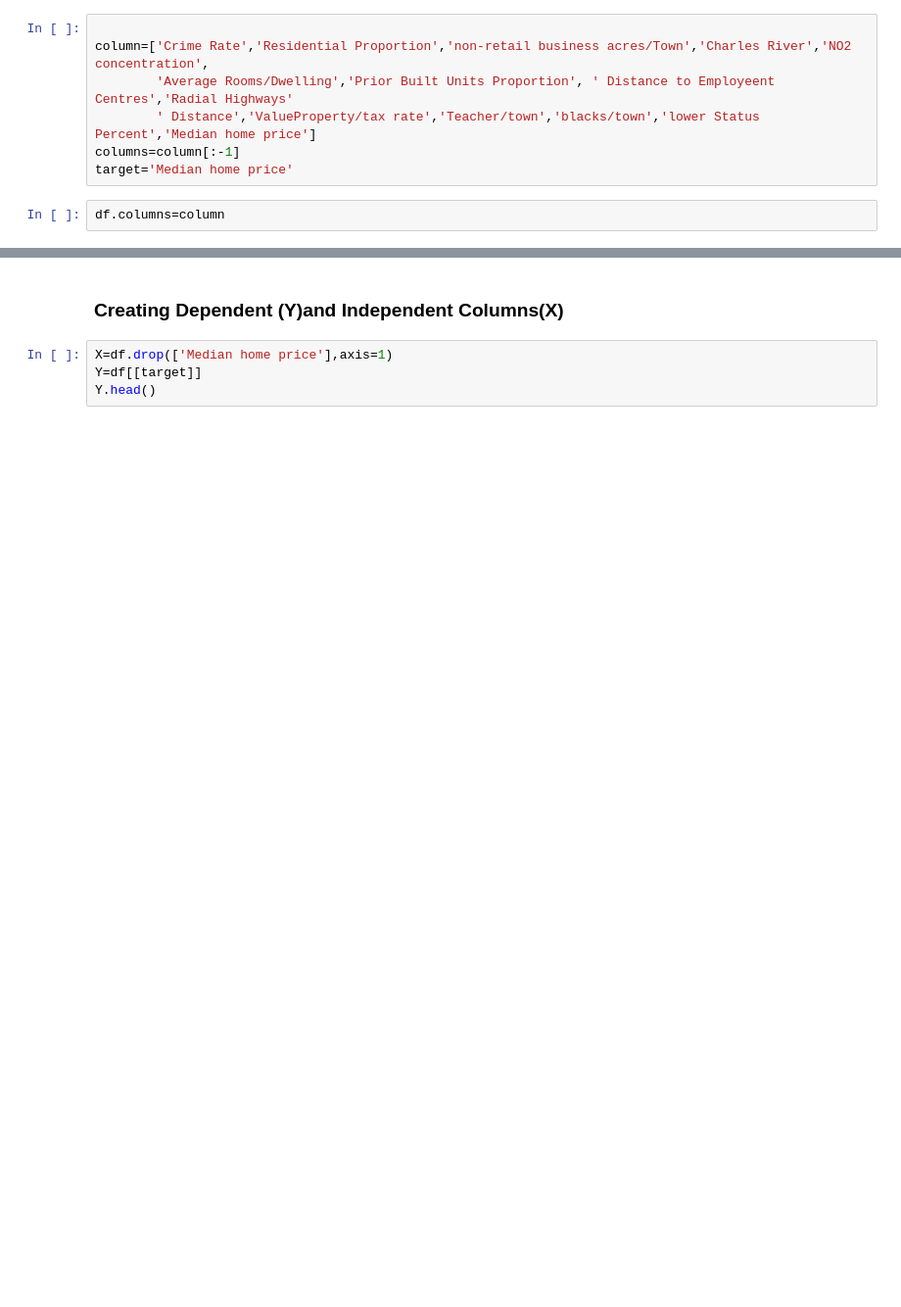
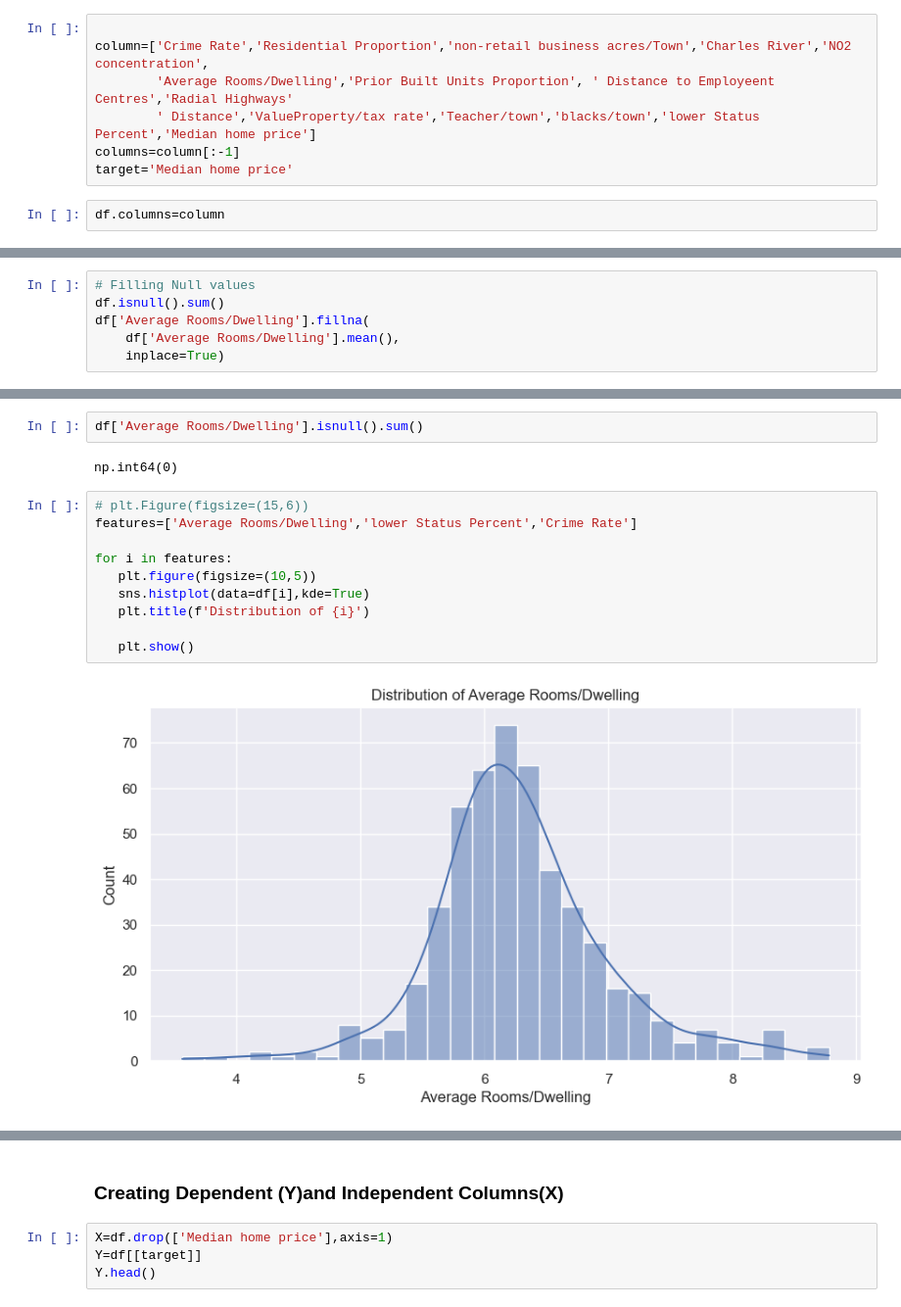
Before and after one commit to AhmadAlee10/linear-regression-boston, a Jupyter notebook: BostonDataset.ipynb, the cells around one changed output, grey strips where cells are left out. Shown at 98% size. Drawn from its saved outputs; the diff is of its cells as text; blank space fills up the shorter version.

```diff
--- a/BostonDataset.ipynb
+++ b/BostonDataset.ipynb
@@ -32,0 +97,6 @@ df.isnull().sum()
+# %%
+# Filling Null values
+df.isnull().sum()
+df['Average Rooms/Dwelling'].fillna(
+    df['Average Rooms/Dwelling'].mean(),
+    inplace=True)
@@ -32,0 +110,16 @@ df.isnull().sum()
+# %%
+df['Average Rooms/Dwelling'].isnull().sum()
+# %% [output]
+np.int64(0)
+# %%
+# plt.Figure(figsize=(15,6))
+features=['Average Rooms/Dwelling','lower Status Percent','Crime Rate']
+
+for i in features:
+   plt.figure(figsize=(10,5))
+   sns.histplot(data=df[i],kde=True)
+   plt.title(f'Distribution of {i}')
+
+   plt.show()
+# %% [output]
+[figure, added]
```
Also changed, not shown: parts of 26 cells of this notebook.
